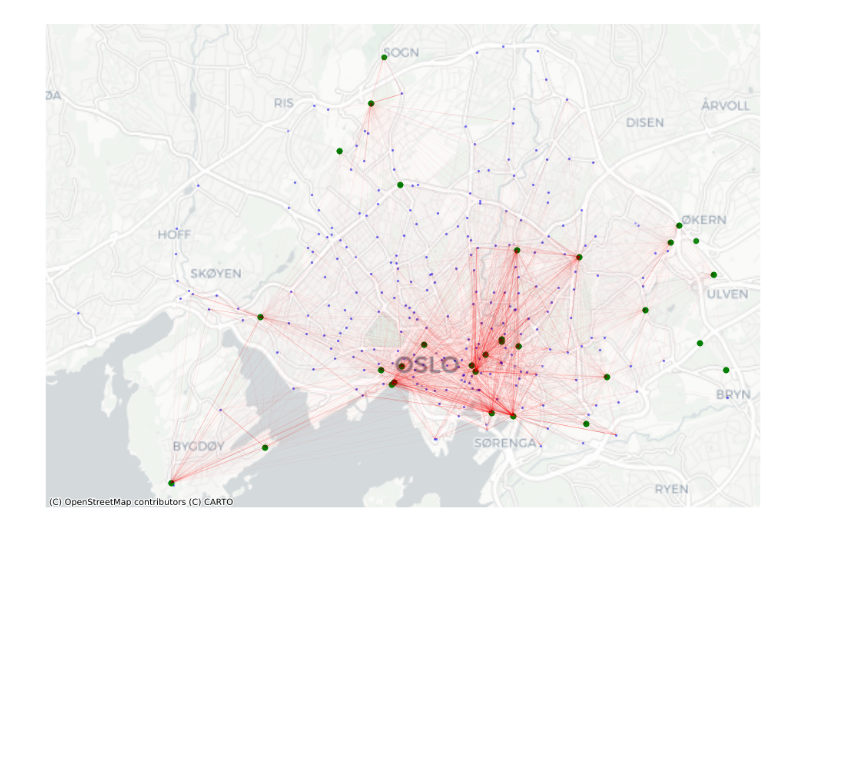
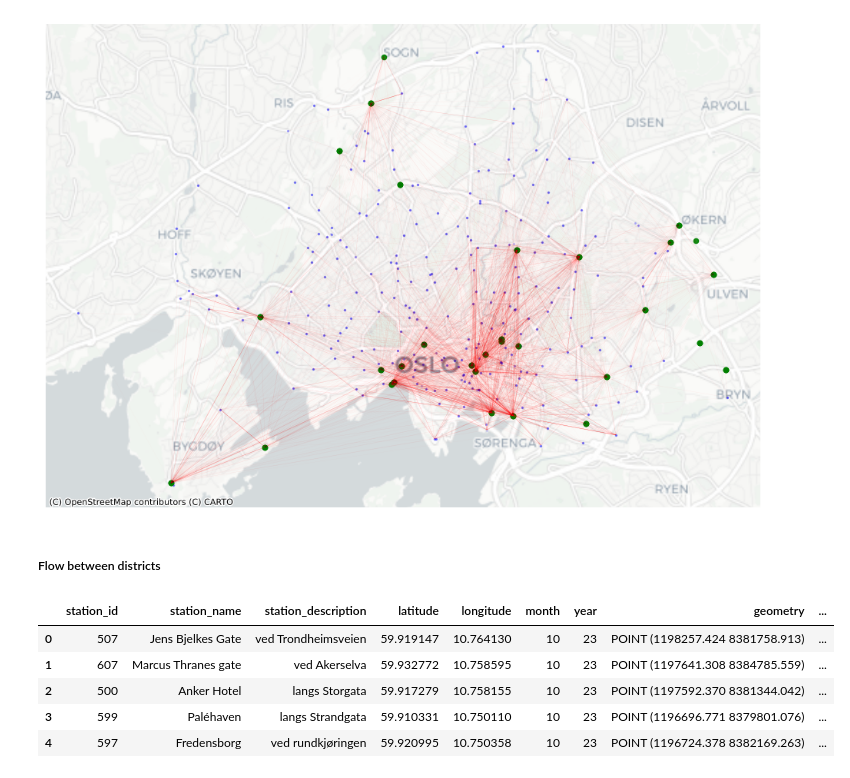
Before and after one commit to niclasclassen/oslo-city-bikes-network-flow-analysis, a Jupyter notebook: main.ipynb, the cells around one changed output. Saved outputs shown, nothing was run; the diff lists cells and outputs as text; code cells hidden in the pictures; blank space fills up the shorter version.

```diff
--- a/main.ipynb
+++ b/main.ipynb
@@ -551,3 +554,19 @@ ax.set_axis_off()
 cx.add_basemap(ax, crs=gdf_stations_2024.crs, source=cx.providers.CartoDB.Positron)
 # %% [output]
 [figure]
+# %% [markdown]
+##### Flow between districts
+# %%
+# Perform a spatial join between the stations and the districts
+joined = sjoin(gdf_stations, gdf_oslo_districts, how='left', op='within')
+
+# The 'district' column in 'joined' now contains the district of each station
+gdf_stations['district'] = joined['district']
+gdf_stations.head(5)
+# %% [output]
+|  | station_id | station_name | station_description | latitude | longitude | month | year | geometry | ... |
+| 0 | 507 | Jens Bjelkes Gate | ved Trondheimsveien | 59.919147 | 10.764130 | 10 | 23 | POINT (1198257.424 8381758.913) | ... |
+| 1 | 607 | Marcus Thranes gate | ved Akerselva | 59.932772 | 10.758595 | 10 | 23 | POINT (1197641.308 8384785.559) | ... |
+| 2 | 500 | Anker Hotel | langs Storgata | 59.917279 | 10.758155 | 10 | 23 | POINT (1197592.370 8381344.042) | ... |
+| 3 | 599 | Paléhaven | langs Strandgata | 59.910331 | 10.750110 | 10 | 23 | POINT (1196696.771 8379801.076) | ... |
+| 4 | 597 | Fredensborg | ved rundkjøringen | 59.920995 | 10.750358 | 10 | 23 | POINT (1196724.378 8382169.263) | ... |
```
Also changed, not shown: parts of 3 cells of this notebook.
